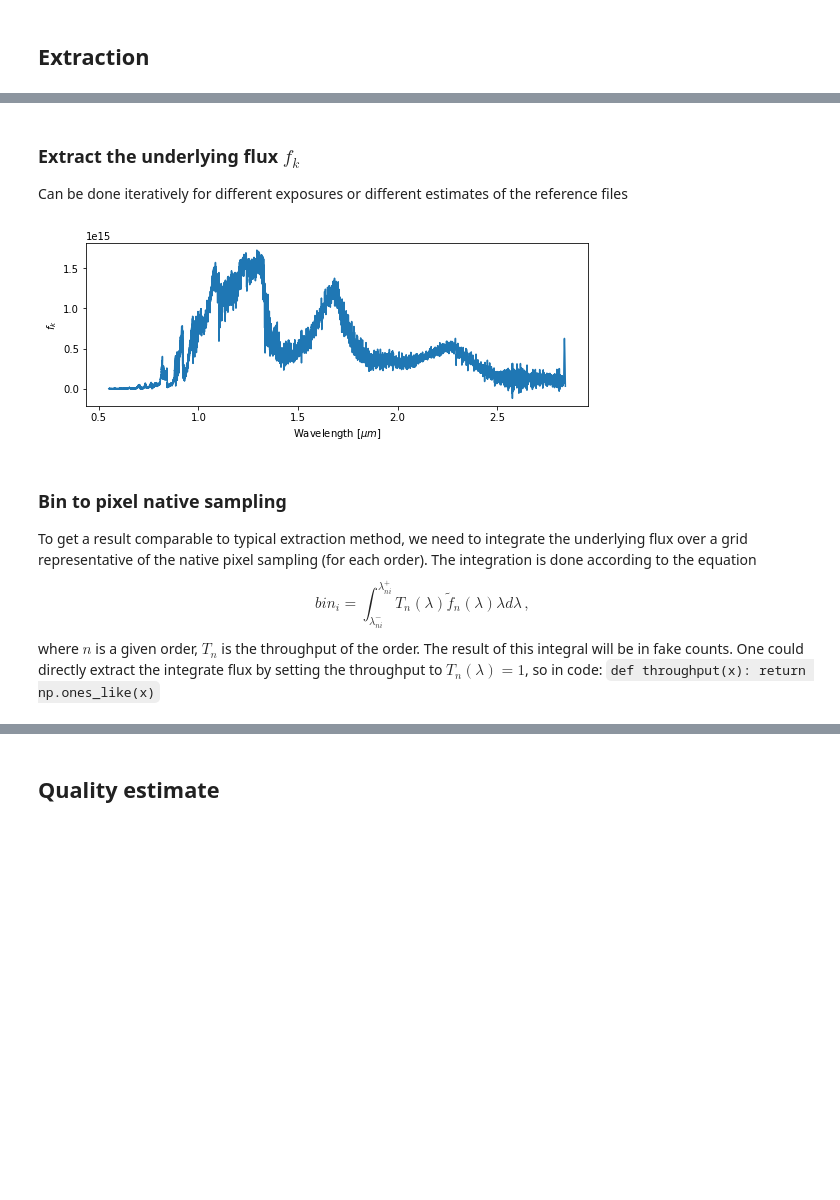
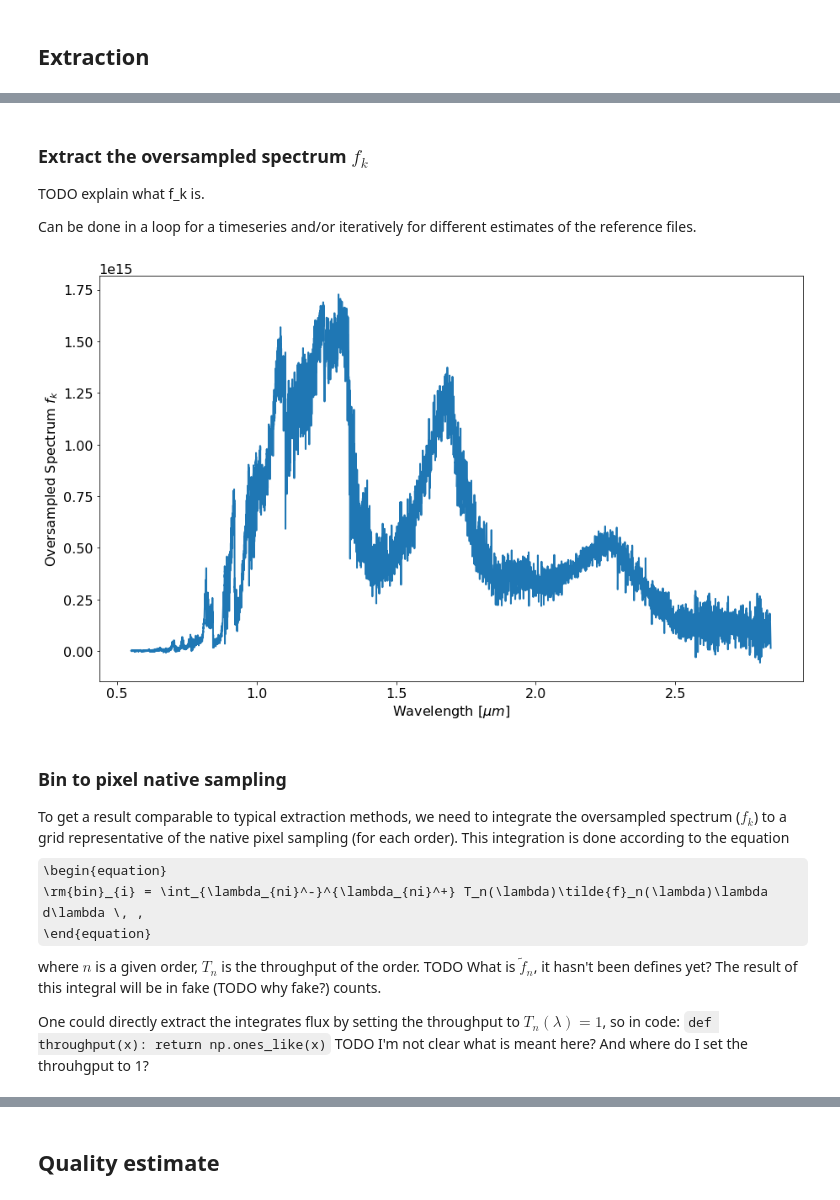
Before and after one commit to njcuk9999/jwst-mtl, a Jupyter notebook: SOSS/Tikhonov_extraction.ipynb, the cells around one changed output, grey strips where cells are left out. Drawn from its saved outputs; the diff is of its cells as text; code cells hidden in the pictures; some formulas as TeX source; blank space fills up the shorter version.

```diff
--- a/SOSS/Tikhonov_extraction.ipynb
+++ b/SOSS/Tikhonov_extraction.ipynb
@@ -70,4 +70,4 @@ params["thresh"] = 1e-3
 # %%
-extra = TrpzOverlap([P1, P2], [wv_1, wv_2], **params)
+extract = TrpzOverlap([P1, P2], [wv_1, wv_2], **params)
 # %% [markdown]
 ### Find the best tikhonov factor
@@ -75,16 +75,16 @@ Takes some time, so better to do it once if the exposures of a time serie are si
 # %%
-# Determine which factors to tests
-factors = 10.**(np.arange(-25, -12, 1))
+# Determine which factors to tests.
+factors = 10.**(np.arange(-25, -12, 1))  # TODO Maybe use np.logspace(-25, -12, 14) or similar?
 
-# Noise estimate to weight the pixels
-# Poisson noise + background noise
+# Noise estimate to weigh the pixels.
+# Poisson noise + background noise.
 sig = np.sqrt(data + bkgd_noise**2)
 
-# Tests all these factors
-tests = extra.get_tikho_tests(factors=factors, data=data, sig=sig)
+# Tests all these factors.
+tests = extract.get_tikho_tests(factors=factors, data=data, sig=sig)  # TODO sig is the uncertainty on the date here so it might be good to call it that?
 
-# Find the best factor
-best_fac = extra.best_tikho_factor(tests=tests, i_plot=True)
+# Find the best factor.
+best_fac = extract.best_tikho_factor(tests=tests, i_plot=True)
 # %% [output]
 Testing factors...
 13/13
@@ -92,10 +92,11 @@ Testing factors...
 # %%
-# Refine the grid (span 2 orders of magnitude)
+# Refine the grid (span 4 orders of magnitude).
 best_fac = np.log10(best_fac)
-factors = 10.**(np.arange(best_fac-2, best_fac+2, 0.2))
-# No need to specify again `data` and `sig`
-tests = extra.get_tikho_tests(factors, data=data, sig=sig)
-best_fac = extra.best_tikho_factor(tests=tests, i_plot=True)
+factors = 10.**(np.arange(best_fac-2, best_fac+2, 0.2))  # TODO again maybe logspace would be better.
+
+# No need to specify `data` and `sig` again. TODO: why not? Wouldn't it be better to require that to avoid confusion?
+tests = extract.get_tikho_tests(factors, data=data, sig=sig)  # TODO is factors a mandatory keyword? It wasn´t passed that way in the cell above.
+best_fac = extract.best_tikho_factor(tests=tests, i_plot=True)
 # %% [output]
 Testing factors...
 20/20
@@ -103,22 +104,29 @@ Testing factors...
 # %% [markdown]
-### Extract the underlying flux $f_k$
-Can be done iteratively for different exposures or different estimates of the reference files
+### Extract the oversampled spectrum $f_k$
+TODO explain what f_k is.
+
+Can be done in a loop for a timeseries and/or iteratively for different estimates of the reference files.
 # %%
-# Extract
-f_k = extra.extract(data=data, sig=sig, tikhonov=True, factor=best_fac)
+# Extract the spectrum.
+f_k = extract.extract(data=data, sig=sig, tikhonov=True, factor=best_fac)  # Could we make change this method to __call__?
 # %%
-# Plot f_k
-plt.plot(extra.lam_grid, f_k)
+# Plot the extracted spectrum.
+plt.plot(extract.lam_grid, f_k)
+
 plt.xlabel("Wavelength [$\mu m$]")
-plt.ylabel("$f_k$")
+plt.ylabel("Oversampled Spectrum $f_k$")  # TODO what are the units of the spectrum?
+
+plt.tight_layout()
 plt.show()
 # %% [output]
-[figure, old version]
+[figure, new version]
 # %% [markdown]
 ### Bin to pixel native sampling
-To get a result comparable to typical extraction method, we need to integrate the underlying flux over a grid representative of the native pixel sampling (for each order). The integration is done according to the equation
+To get a result comparable to typical extraction methods, we need to integrate the oversampled spectrum ($f_k$) to a grid representative of the native pixel sampling (for each order). This integration is done according to the equation
 \begin{equation}
-bin_{i} = \int_{\lambda_{ni}^-}^{\lambda_{ni}^+} T_n(\lambda)\tilde{f}_n(\lambda)\lambda d\lambda \, ,
+\rm{bin}_{i} = \int_{\lambda_{ni}^-}^{\lambda_{ni}^+} T_n(\lambda)\tilde{f}_n(\lambda)\lambda d\lambda \, ,
 \end{equation}
-where $n$ is a given order, $T_n$ is the throughput of the order. The result of this integral will be in fake counts. One could directly extract the integrate flux by setting the throughput to $T_n(\lambda) = 1$, so in code: `def throughput(x): return np.ones_like(x)`
+where $n$ is a given order, $T_n$ is the throughput of the order. TODO What is $\tilde{f}_n$, it hasn't been defines yet? The result of this integral will be in fake (TODO why fake?) counts.
+
+One could directly extract the integrates flux by setting the throughput to $T_n(\lambda) = 1$, so in code: `def throughput(x): return np.ones_like(x)` TODO I'm not clear what is meant here? And where do I set the throuhgput to 1?
 # %%
```
Also changed, not shown: parts of 18 cells of this notebook.
